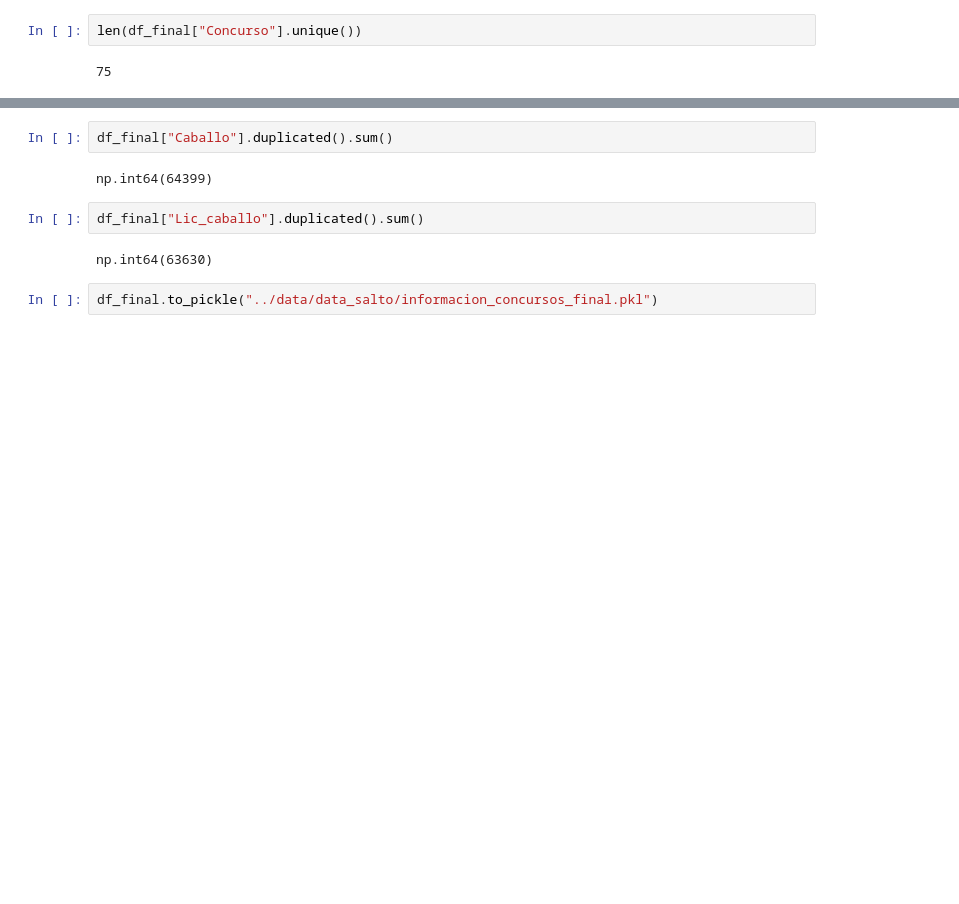
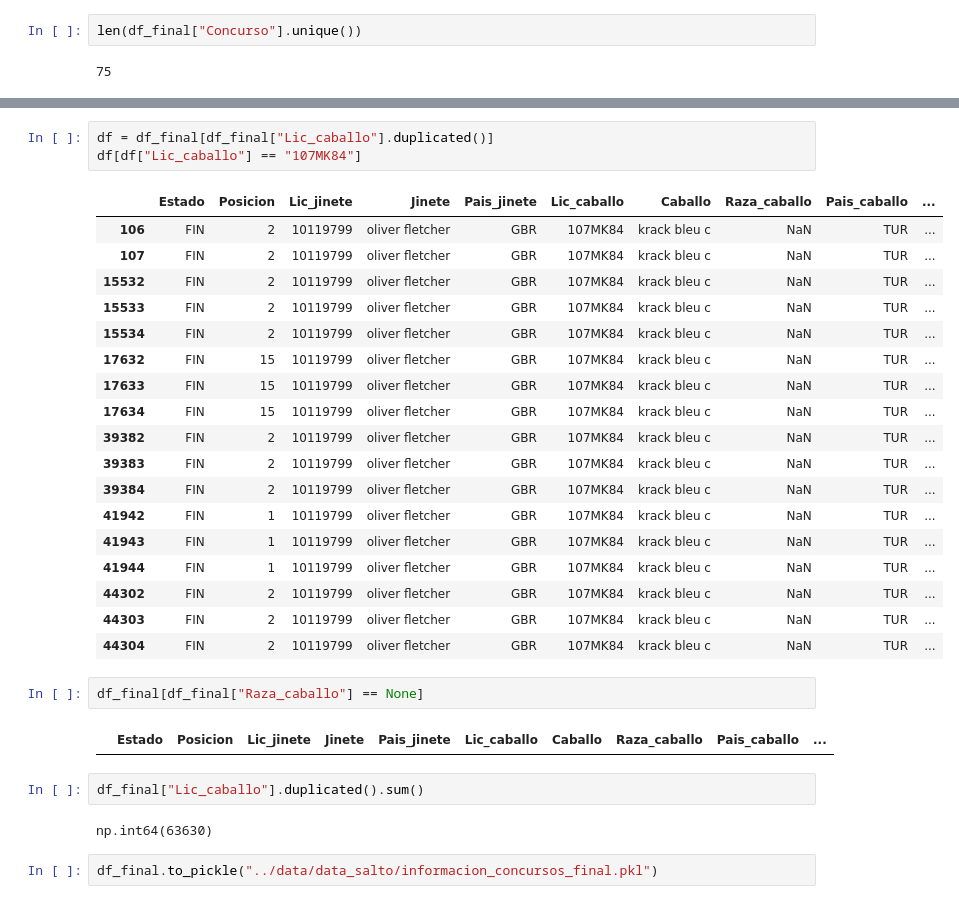
Before and after one commit to Gabijc/Proyecto_final_hipica, a Jupyter notebook: Notebooks/pruebas_carga.ipynb, the cells around one changed output, grey strips where cells are left out. Drawn from its saved outputs; the diff is of its cells as text; blank space fills up the shorter version.

```diff
--- a/Notebooks/pruebas_carga.ipynb
+++ b/Notebooks/pruebas_carga.ipynb
@@ -88,7 +117,29 @@ df_final.head()
 # %%
-df_final["Caballo"].duplicated().sum()
+df = df_final[df_final["Lic_caballo"].duplicated()]
+df[df["Lic_caballo"] == "107MK84"]
 # %% [output]
-np.int64(64399)
+|  | Estado | Posicion | Lic_jinete | Jinete | Pais_jinete | Lic_caballo | Caballo | Raza_caballo | Pais_caballo | ... |
+| 106 | FIN | 2 | 10119799 | oliver fletcher | GBR | 107MK84 | krack bleu c | NaN | TUR | ... |
+| 107 | FIN | 2 | 10119799 | oliver fletcher | GBR | 107MK84 | krack bleu c | NaN | TUR | ... |
+| 15532 | FIN | 2 | 10119799 | oliver fletcher | GBR | 107MK84 | krack bleu c | NaN | TUR | ... |
+| 15533 | FIN | 2 | 10119799 | oliver fletcher | GBR | 107MK84 | krack bleu c | NaN | TUR | ... |
+| 15534 | FIN | 2 | 10119799 | oliver fletcher | GBR | 107MK84 | krack bleu c | NaN | TUR | ... |
+| 17632 | FIN | 15 | 10119799 | oliver fletcher | GBR | 107MK84 | krack bleu c | NaN | TUR | ... |
+| 17633 | FIN | 15 | 10119799 | oliver fletcher | GBR | 107MK84 | krack bleu c | NaN | TUR | ... |
+| 17634 | FIN | 15 | 10119799 | oliver fletcher | GBR | 107MK84 | krack bleu c | NaN | TUR | ... |
+| 39382 | FIN | 2 | 10119799 | oliver fletcher | GBR | 107MK84 | krack bleu c | NaN | TUR | ... |
+| 39383 | FIN | 2 | 10119799 | oliver fletcher | GBR | 107MK84 | krack bleu c | NaN | TUR | ... |
+| 39384 | FIN | 2 | 10119799 | oliver fletcher | GBR | 107MK84 | krack bleu c | NaN | TUR | ... |
+| 41942 | FIN | 1 | 10119799 | oliver fletcher | GBR | 107MK84 | krack bleu c | NaN | TUR | ... |
+| 41943 | FIN | 1 | 10119799 | oliver fletcher | GBR | 107MK84 | krack bleu c | NaN | TUR | ... |
+| 41944 | FIN | 1 | 10119799 | oliver fletcher | GBR | 107MK84 | krack bleu c | NaN | TUR | ... |
+| 44302 | FIN | 2 | 10119799 | oliver fletcher | GBR | 107MK84 | krack bleu c | NaN | TUR | ... |
+| 44303 | FIN | 2 | 10119799 | oliver fletcher | GBR | 107MK84 | krack bleu c | NaN | TUR | ... |
+| 44304 | FIN | 2 | 10119799 | oliver fletcher | GBR | 107MK84 | krack bleu c | NaN | TUR | ... |
+# %%
+df_final[df_final["Raza_caballo"] == None]
+# %% [output]
+|  | Estado | Posicion | Lic_jinete | Jinete | Pais_jinete | Lic_caballo | Caballo | Raza_caballo | Pais_caballo | ... |
 # %%
 df_final["Lic_caballo"].duplicated().sum()
 # %% [output]
```
Also changed, not shown: parts of 6 cells of this notebook, 1 other file.
